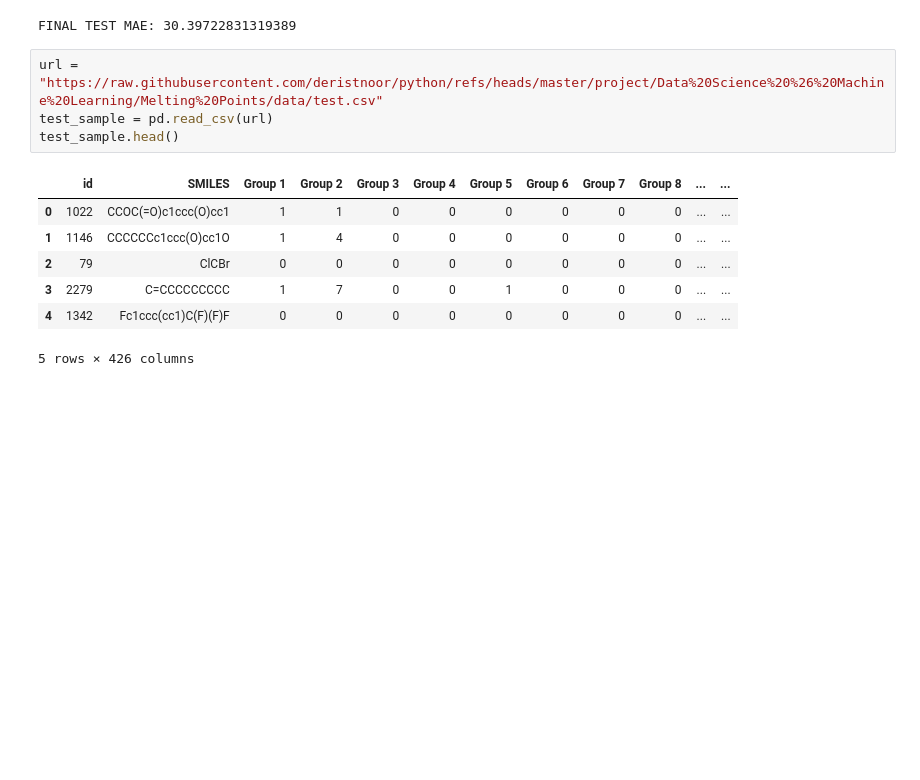
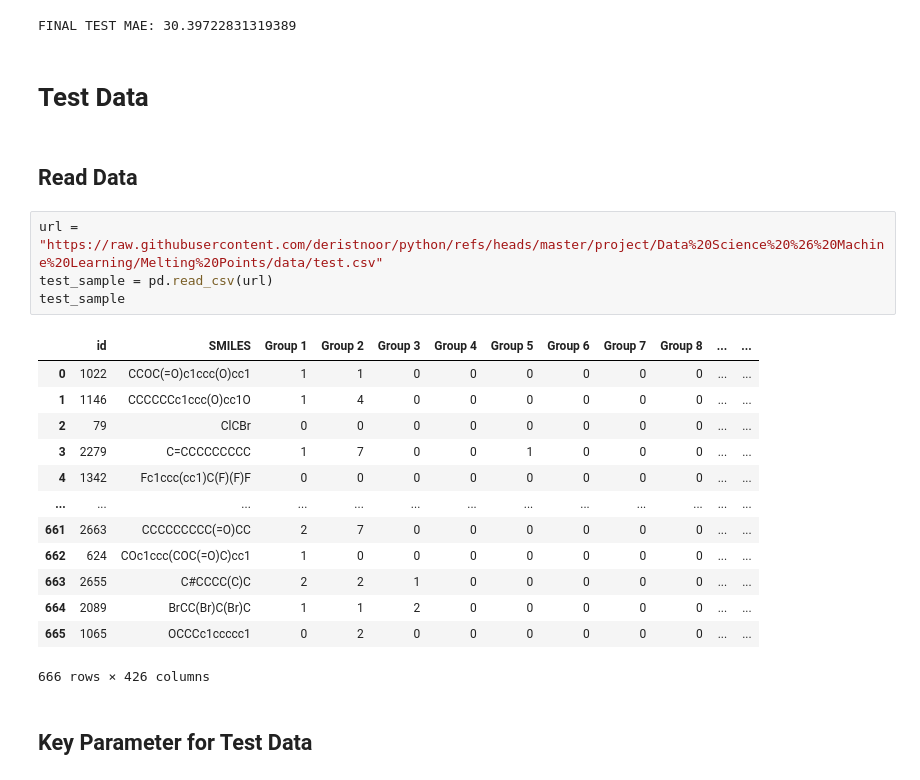
Before and after one commit to deristnoor/python, a Jupyter notebook: project/Data Science & Machine Learning/Melting Points/melting_points.ipynb, the cells around one changed output. Drawn from its saved outputs; the diff is of its cells as text; blank space fills up the shorter version.

```diff
--- a/project/Data Science & Machine Learning/Melting Points/melting_points.ipynb
+++ b/project/Data Science & Machine Learning/Melting Points/melting_points.ipynb
@@ -1042,15 +1042,27 @@ test_mae = mean_absolute_error(y_test, test_preds)
 print("FINAL TEST MAE:", test_mae)
 # %% [output]
 FINAL TEST MAE: 30.39722831319389
+# %% [markdown]
+# Test Data
+# %% [markdown]
+## Read Data
 # %%
 url = "https://raw.githubusercontent.com/deristnoor/python/refs/heads/master/project/Data%20Science%20%26%20Machine%20Learning/Melting%20Points/data/test.csv"
 test_sample = pd.read_csv(url)
-test_sample.head()
+test_sample
 # %% [output]
 |  | id | SMILES | Group 1 | Group 2 | Group 3 | Group 4 | Group 5 | Group 6 | Group 7 | Group 8 | ... | ... |
 | 0 | 1022 | CCOC(=O)c1ccc(O)cc1 | 1 | 1 | 0 | 0 | 0 | 0 | 0 | 0 | ... | ... |
 | 1 | 1146 | CCCCCCc1ccc(O)cc1O | 1 | 4 | 0 | 0 | 0 | 0 | 0 | 0 | ... | ... |
 | 2 | 79 | ClCBr | 0 | 0 | 0 | 0 | 0 | 0 | 0 | 0 | ... | ... |
 | 3 | 2279 | C=CCCCCCCCC | 1 | 7 | 0 | 0 | 1 | 0 | 0 | 0 | ... | ... |
 | 4 | 1342 | Fc1ccc(cc1)C(F)(F)F | 0 | 0 | 0 | 0 | 0 | 0 | 0 | 0 | ... | ... |
+| ... | ... | ... | ... | ... | ... | ... | ... | ... | ... | ... | ... | ... |
+| 661 | 2663 | CCCCCCCCC(=O)CC | 2 | 7 | 0 | 0 | 0 | 0 | 0 | 0 | ... | ... |
+| 662 | 624 | COc1ccc(COC(=O)C)cc1 | 1 | 0 | 0 | 0 | 0 | 0 | 0 | 0 | ... | ... |
+| 663 | 2655 | C#CCCC(C)C | 2 | 2 | 1 | 0 | 0 | 0 | 0 | 0 | ... | ... |
+| 664 | 2089 | BrCC(Br)C(Br)C | 1 | 1 | 2 | 0 | 0 | 0 | 0 | 0 | ... | ... |
+| 665 | 1065 | OCCCc1ccccc1 | 0 | 2 | 0 | 0 | 0 | 0 | 0 | 0 | ... | ... |
-5 rows × 426 columns
+666 rows × 426 columns
+# %% [markdown]
+## Key Parameter for Test Data
```
Also changed, not shown: parts of 11 cells of this notebook.
